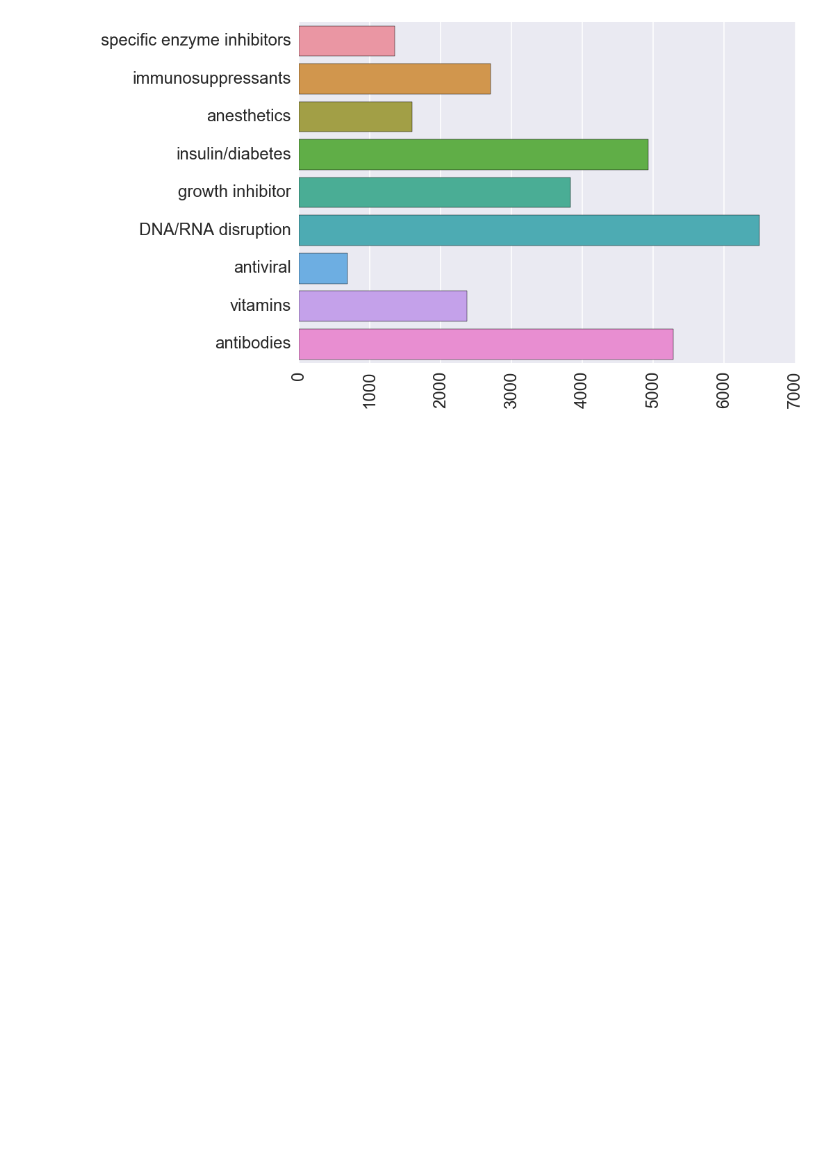
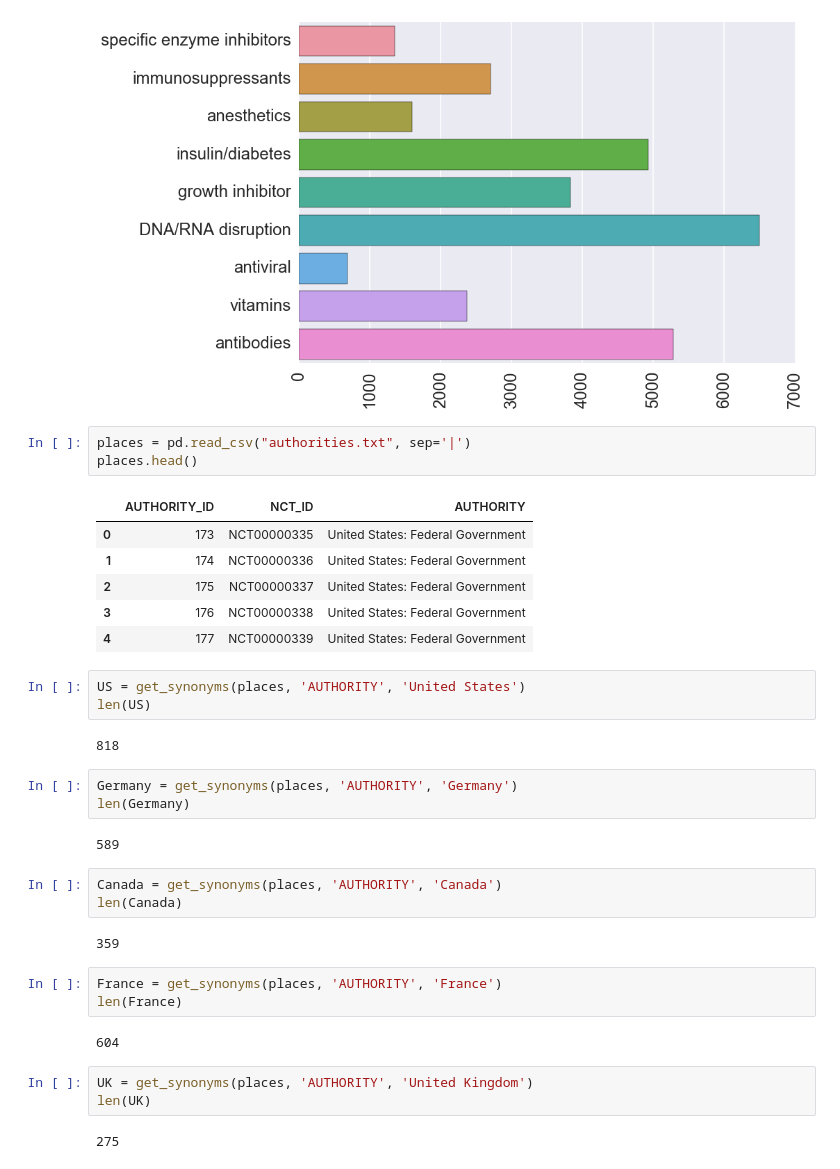
Before and after one commit to szeitlin/clinicaltrials, a Jupyter notebook: 07202016_eda_contn2.ipynb, the cells around one changed output. Drawn from its saved outputs; the diff is of its cells as text; blank space fills up the shorter version.

```diff
--- a/07202016_eda_contn2.ipynb
+++ b/07202016_eda_contn2.ipynb
@@ -138,3 +138,38 @@ drugs
 # %% [output]
 [None, None, None, None, None, None, None, None]
 [figure]
+# %%
+places = pd.read_csv("authorities.txt", sep='|')
+places.head()
+# %% [output]
+|  | AUTHORITY_ID | NCT_ID | AUTHORITY |
+| 0 | 173 | NCT00000335 | United States: Federal Government |
+| 1 | 174 | NCT00000336 | United States: Federal Government |
+| 2 | 175 | NCT00000337 | United States: Federal Government |
+| 3 | 176 | NCT00000338 | United States: Federal Government |
+| 4 | 177 | NCT00000339 | United States: Federal Government |
+# %%
+US = get_synonyms(places, 'AUTHORITY', 'United States')
+len(US)
+# %% [output]
+818
+# %%
+Germany = get_synonyms(places, 'AUTHORITY', 'Germany')
+len(Germany)
+# %% [output]
+589
+# %%
+Canada = get_synonyms(places, 'AUTHORITY', 'Canada')
+len(Canada)
+# %% [output]
+359
+# %%
+France = get_synonyms(places, 'AUTHORITY', 'France')
+len(France)
+# %% [output]
+604
+# %%
+UK = get_synonyms(places, 'AUTHORITY', 'United Kingdom')
+len(UK)
+# %% [output]
+275
```
Also changed, not shown: parts of 4 cells of this notebook, 3 other files.
